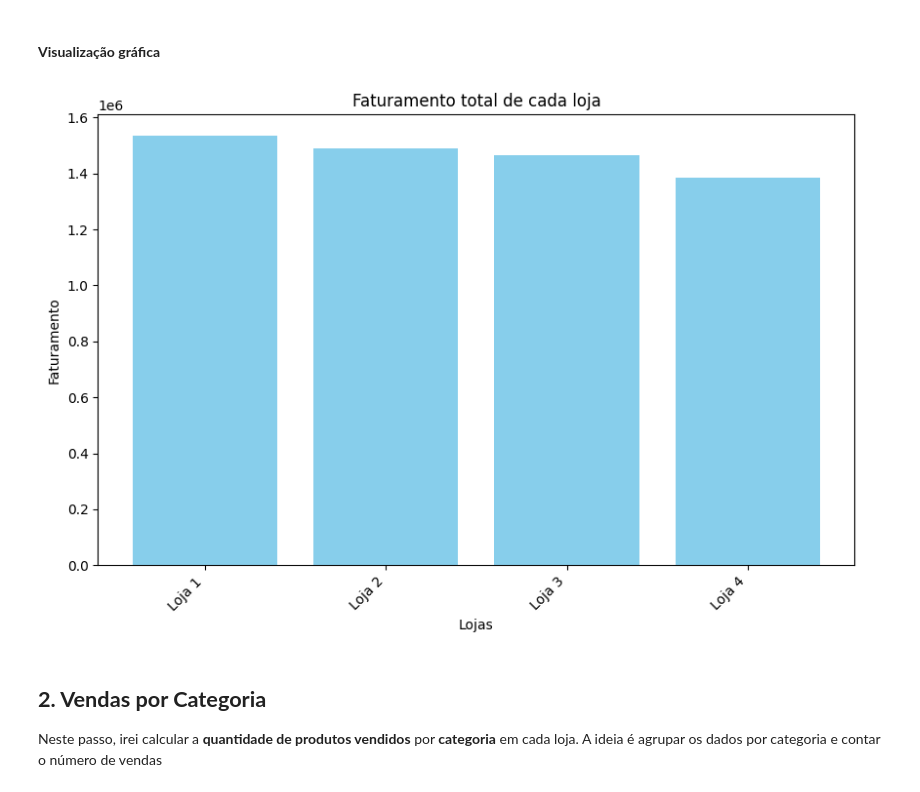
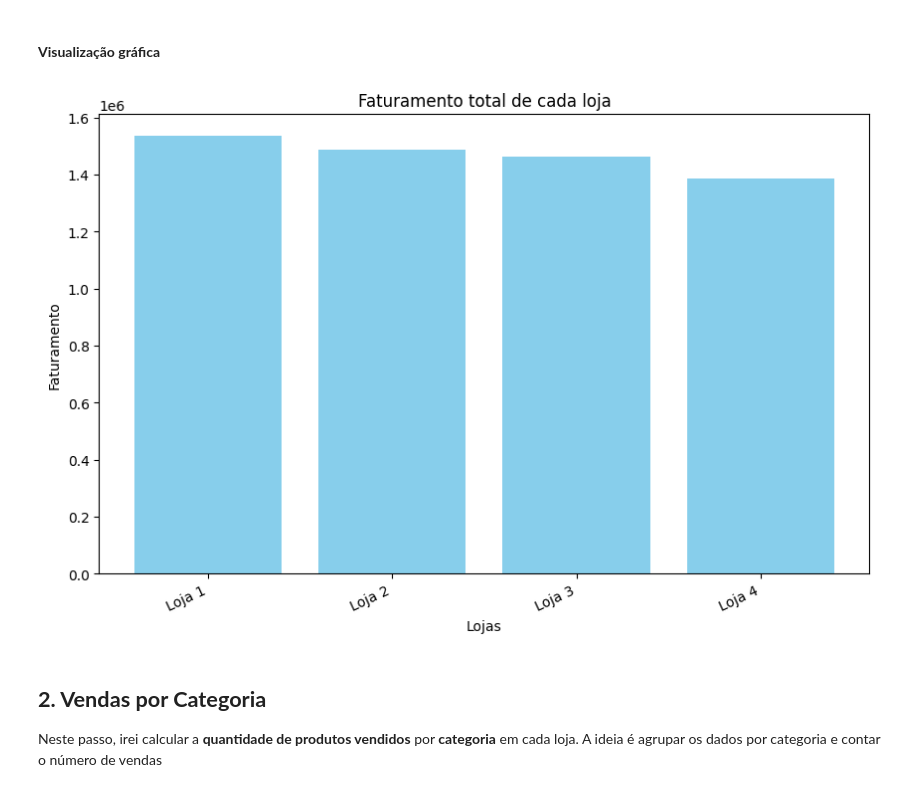
Before and after one commit to biellrodri/data-science-alura, a Jupyter notebook: challenge-alura-store/projeto_alura_store.ipynb, the cells around one changed output. Saved outputs shown, nothing was run; the diff lists cells and outputs as text; code cells hidden in the pictures.

```diff
--- a/challenge-alura-store/projeto_alura_store.ipynb
+++ b/challenge-alura-store/projeto_alura_store.ipynb
@@ -79,16 +80,16 @@ df_faturamento
 # %%
 # Visualização
 plt.figure(figsize=(10, 6))
 plt.bar(faturamento_lojas['Loja'], faturamento_lojas['faturamento'], color='skyblue')
 plt.title('Faturamento total de cada loja')
 plt.xlabel('Lojas')
 plt.ylabel('Faturamento')
-plt.xticks(rotation=45, ha='right')
+plt.xticks(rotation=25, ha='right')
 
 # Exibir o gráfico
 plt.show()
 # %% [output]
-[figure, old version]
+[figure, new version]
 # %% [markdown]
 **2. Vendas por Categoria**
 -
```
Also changed, not shown: parts of 8 cells of this notebook.
